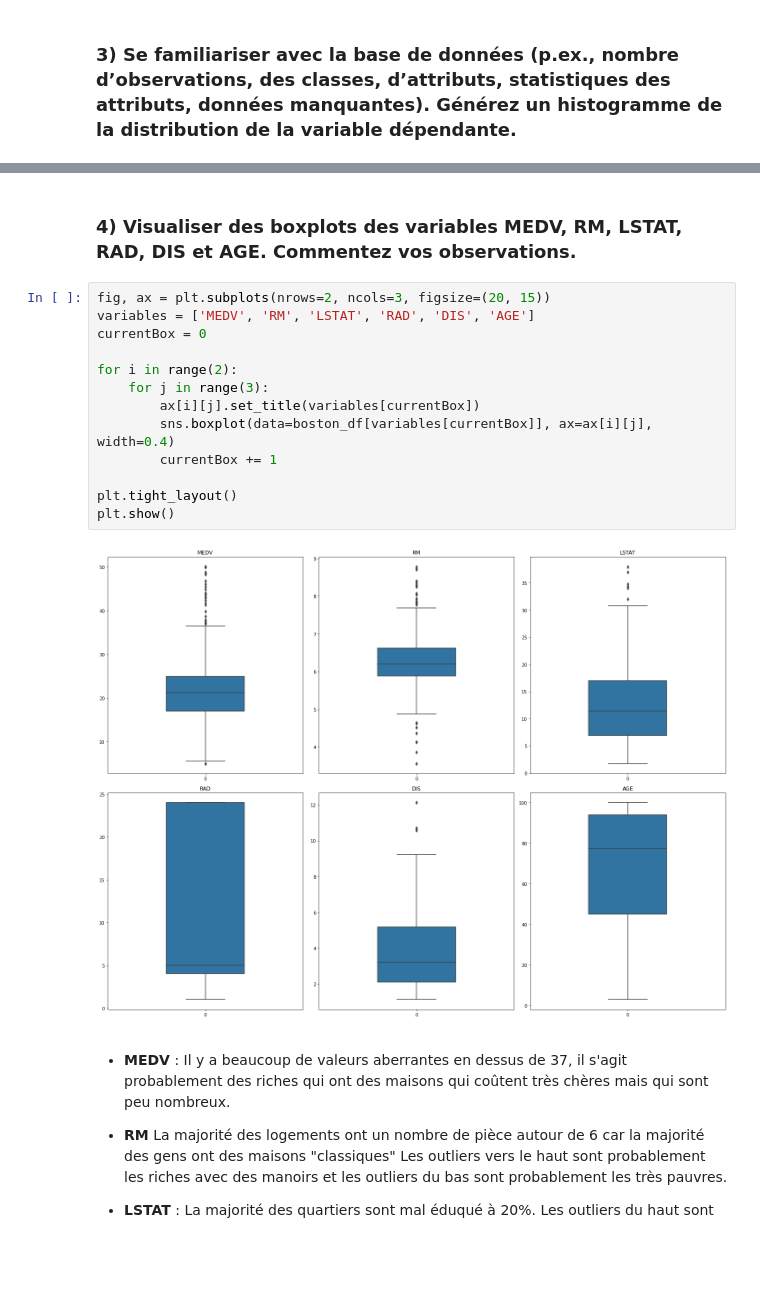
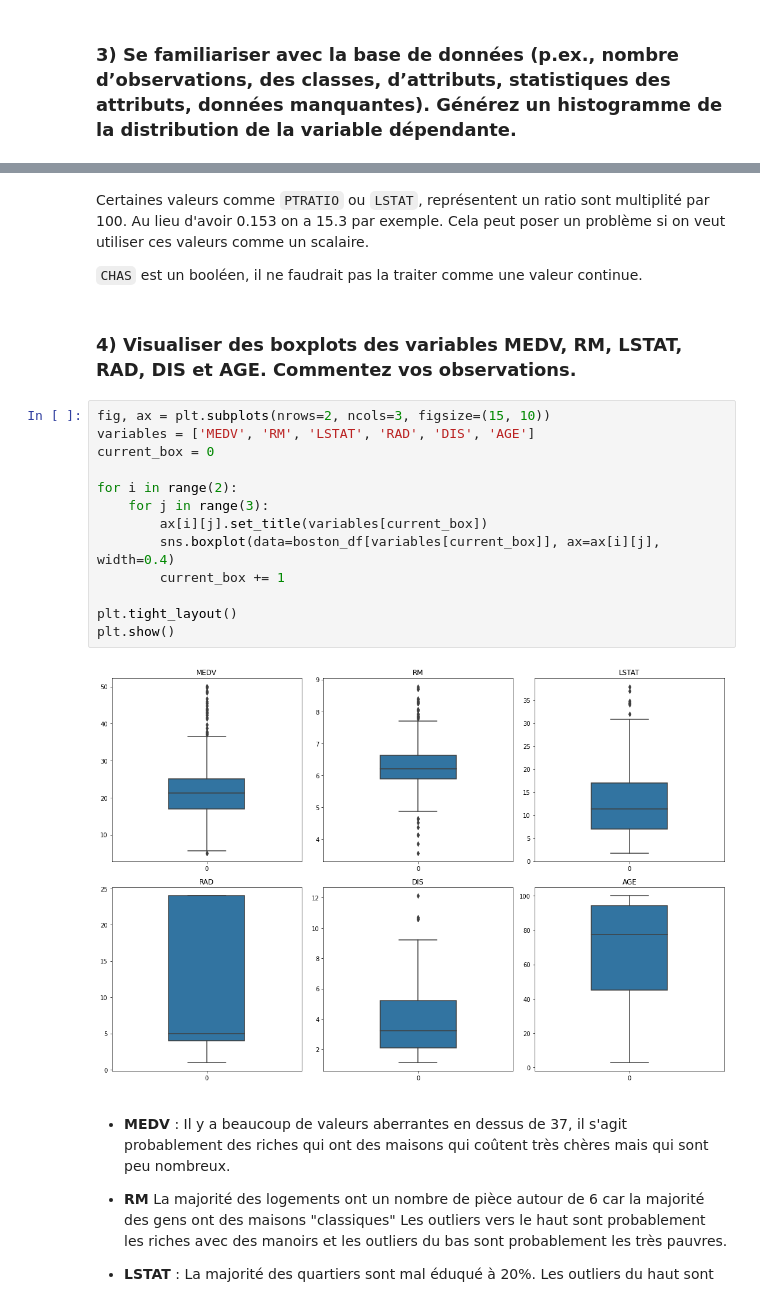
Before and after one commit to Leandro4002/ISD_TP5, a Jupyter notebook: notebook.ipynb, the cells around one changed output, grey strips where cells are left out. Drawn from its saved outputs; the diff is of its cells as text; blank space fills up the shorter version.

```diff
--- a/notebook.ipynb
+++ b/notebook.ipynb
@@ -86,21 +83,25 @@ sns.displot(boston_df['MEDV'], bins=30)
 [figure]
+# %% [markdown]
+Certaines valeurs comme `PTRATIO` ou `LSTAT`, représentent un ratio sont multiplité par 100. Au lieu d'avoir 0.153 on a 15.3 par exemple. Cela peut poser un problème si on veut utiliser ces valeurs comme un scalaire.
+
+`CHAS` est un booléen, il ne faudrait pas la traiter comme une valeur continue.
 # %% [markdown]
 ### 4) Visualiser des boxplots des variables MEDV, RM, LSTAT, RAD, DIS et AGE. Commentez vos observations.
 # %%
-fig, ax = plt.subplots(nrows=2, ncols=3, figsize=(20, 15))
+fig, ax = plt.subplots(nrows=2, ncols=3, figsize=(15, 10))
 variables = ['MEDV', 'RM', 'LSTAT', 'RAD', 'DIS', 'AGE']
-currentBox = 0
+current_box = 0
 
 for i in range(2):
     for j in range(3):
-        ax[i][j].set_title(variables[currentBox])
-        sns.boxplot(data=boston_df[variables[currentBox]], ax=ax[i][j], width=0.4)
-        currentBox += 1
+        ax[i][j].set_title(variables[current_box])
+        sns.boxplot(data=boston_df[variables[current_box]], ax=ax[i][j], width=0.4)
+        current_box += 1
 
 plt.tight_layout()
 plt.show()
 # %% [output]
-[figure, old version]
+[figure, new version]
 # %% [markdown]
 - **MEDV** :
   Il y a beaucoup de valeurs aberrantes en dessus de 37, il s'agit probablement des riches qui ont des maisons qui coûtent très chères mais qui sont peu nombreux.
```
Also changed, not shown: parts of 10 cells of this notebook.
